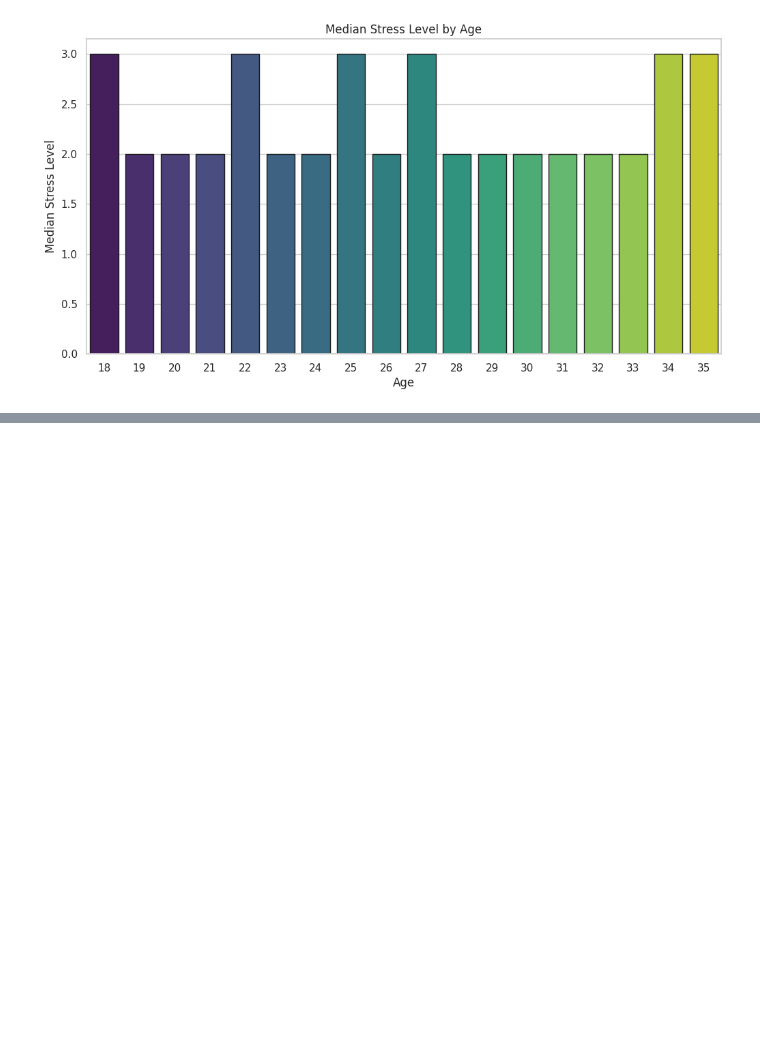
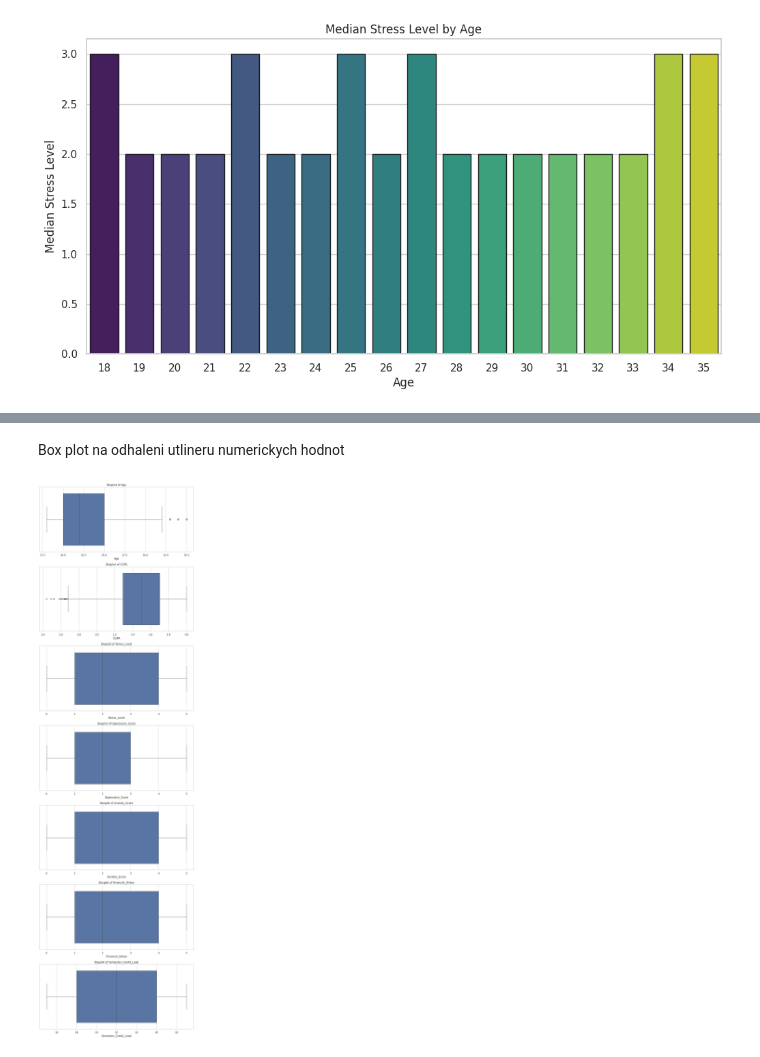
Before and after one commit to jakubKuznik/UPA-project, a Jupyter notebook: Project-2/exploratory_analysis.ipynb, the cells around one changed output, grey strips where cells are left out. Cells and saved outputs as stored; diff of their text form; code cells hidden in the pictures; blank space fills up the shorter version.

```diff
--- a/Project-2/exploratory_analysis.ipynb
+++ b/Project-2/exploratory_analysis.ipynb
@@ -243,0 +260,14 @@ Passing `palette` without assigning `hue` is deprecated and will be removed in v
+# %% [markdown]
+Box plot na odhaleni utlineru numerickych hodnot
+# %%
+# Plotting boxplots for all numerical columns to further identify outliers
+fig, axes = plt.subplots(nrows=len(numerical_columns), ncols=1, figsize=(10, 5 * len(numerical_columns)))
+
+for i, col in enumerate(numerical_columns):
+    sns.boxplot(x=df[col], ax=axes[i])
+    axes[i].set_title(f'Boxplot of {col}')
+
+plt.tight_layout()
+plt.show()
+# %% [output]
+[figure, added]
```
Also changed, not shown: parts of 2 cells of this notebook.
